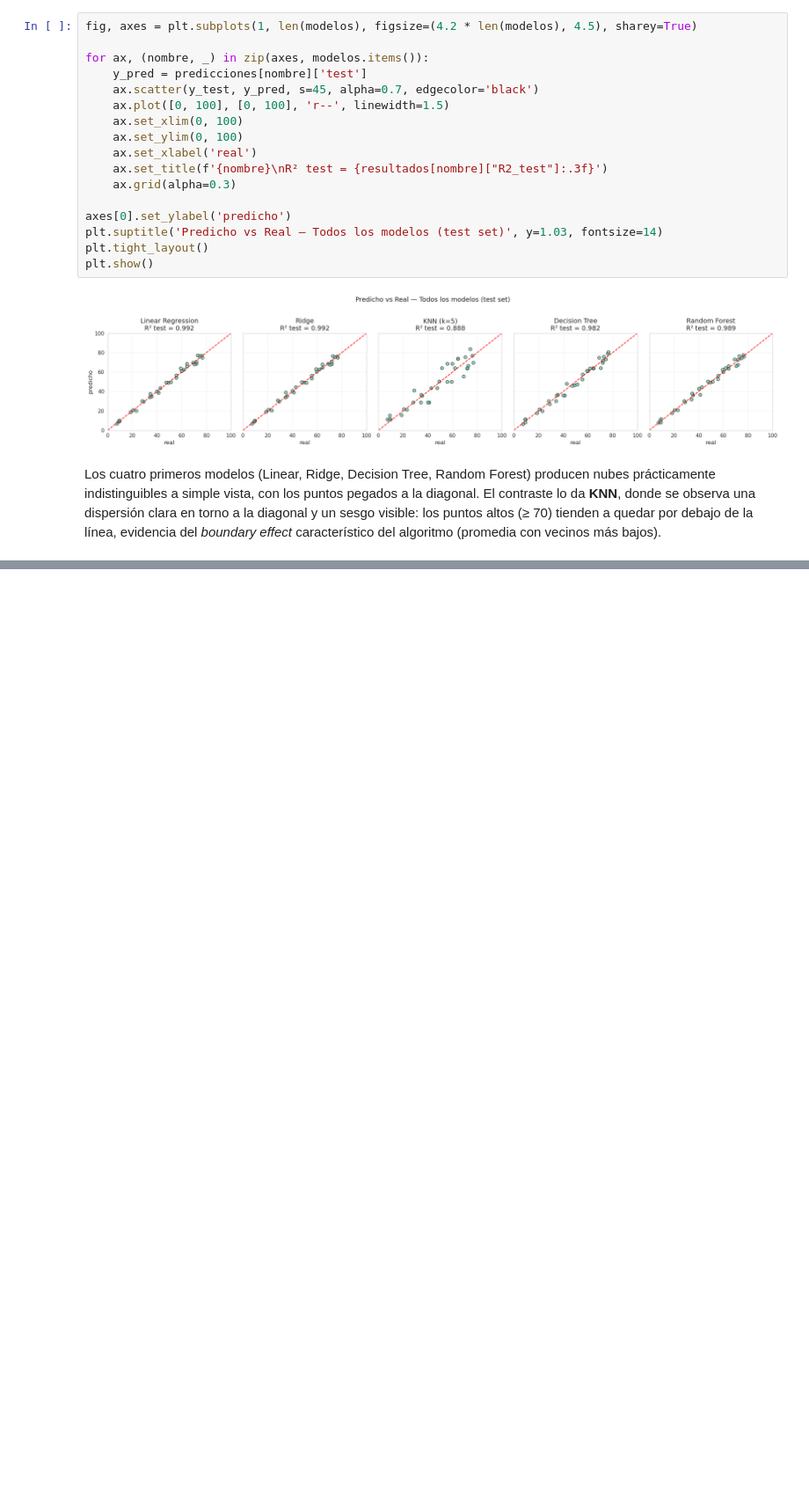
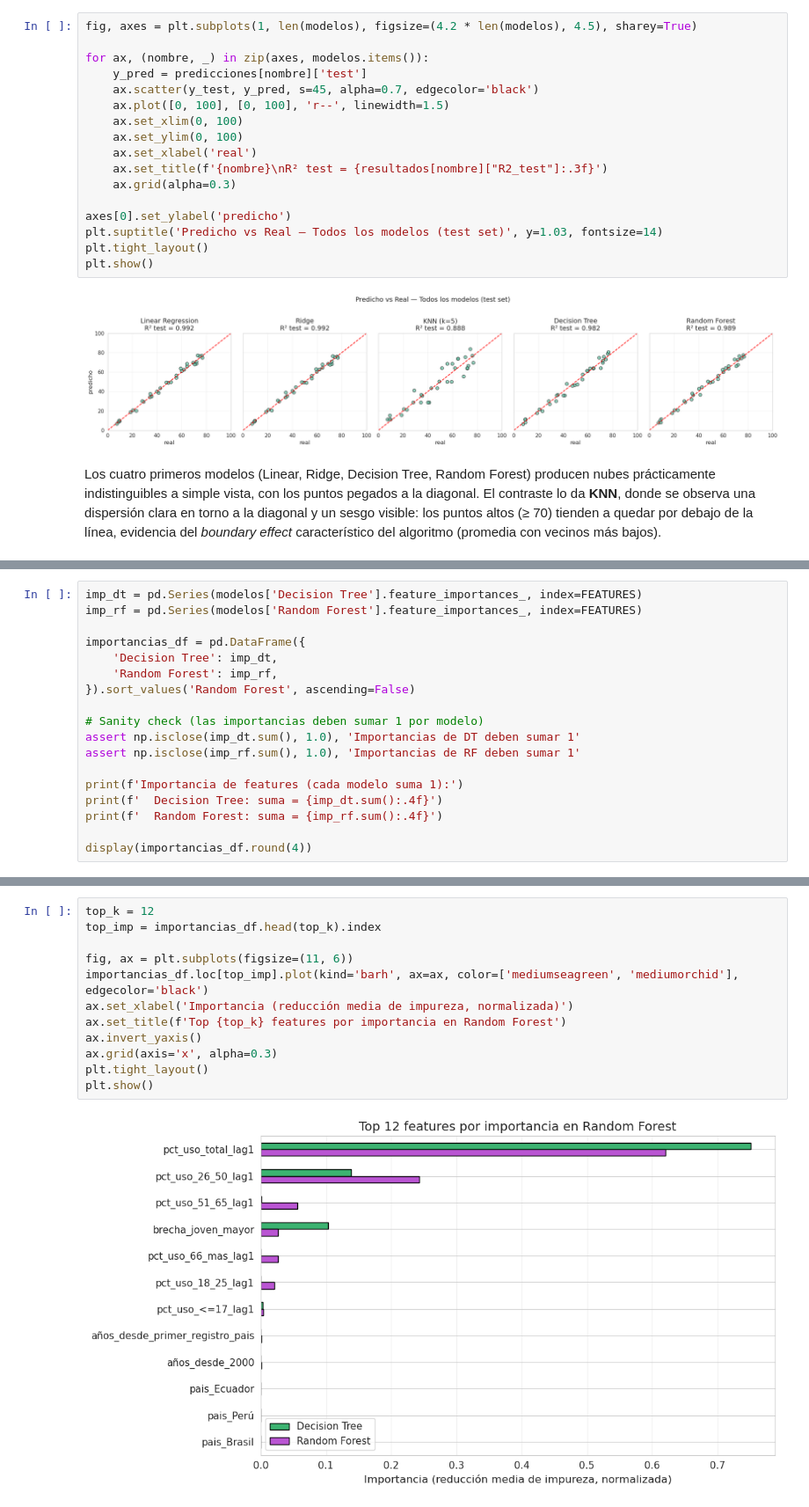
Before and after one commit to Tunchxz/CC3074-Proyecto-Final, a Jupyter notebook: Week-3.ipynb, the cells around one changed output, grey strips where cells are left out. Shown at 88% size. Drawn from its saved outputs; the diff is of its cells as text; blank space fills up the shorter version.

```diff
--- a/Week-3.ipynb
+++ b/Week-3.ipynb
@@ -787,0 +872,18 @@ Los cuatro primeros modelos (Linear, Ridge, Decision Tree, Random Forest) produc
+# %%
+imp_dt = pd.Series(modelos['Decision Tree'].feature_importances_, index=FEATURES)
+imp_rf = pd.Series(modelos['Random Forest'].feature_importances_, index=FEATURES)
+
+importancias_df = pd.DataFrame({
+    'Decision Tree': imp_dt,
+    'Random Forest': imp_rf,
+}).sort_values('Random Forest', ascending=False)
+
+# Sanity check (las importancias deben sumar 1 por modelo)
+assert np.isclose(imp_dt.sum(), 1.0), 'Importancias de DT deben sumar 1'
+assert np.isclose(imp_rf.sum(), 1.0), 'Importancias de RF deben sumar 1'
+
+print(f'Importancia de features (cada modelo suma 1):')
+print(f'  Decision Tree: suma = {imp_dt.sum():.4f}')
+print(f'  Random Forest: suma = {imp_rf.sum():.4f}')
+
+display(importancias_df.round(4))
@@ -787,0 +911,14 @@ Los cuatro primeros modelos (Linear, Ridge, Decision Tree, Random Forest) produc
+# %%
+top_k = 12
+top_imp = importancias_df.head(top_k).index
+
+fig, ax = plt.subplots(figsize=(11, 6))
+importancias_df.loc[top_imp].plot(kind='barh', ax=ax, color=['mediumseagreen', 'mediumorchid'], edgecolor='black')
+ax.set_xlabel('Importancia (reducción media de impureza, normalizada)')
+ax.set_title(f'Top {top_k} features por importancia en Random Forest')
+ax.invert_yaxis()
+ax.grid(axis='x', alpha=0.3)
+plt.tight_layout()
+plt.show()
+# %% [output]
+[figure, added]
```
Also changed, not shown: parts of 21 cells of this notebook.
